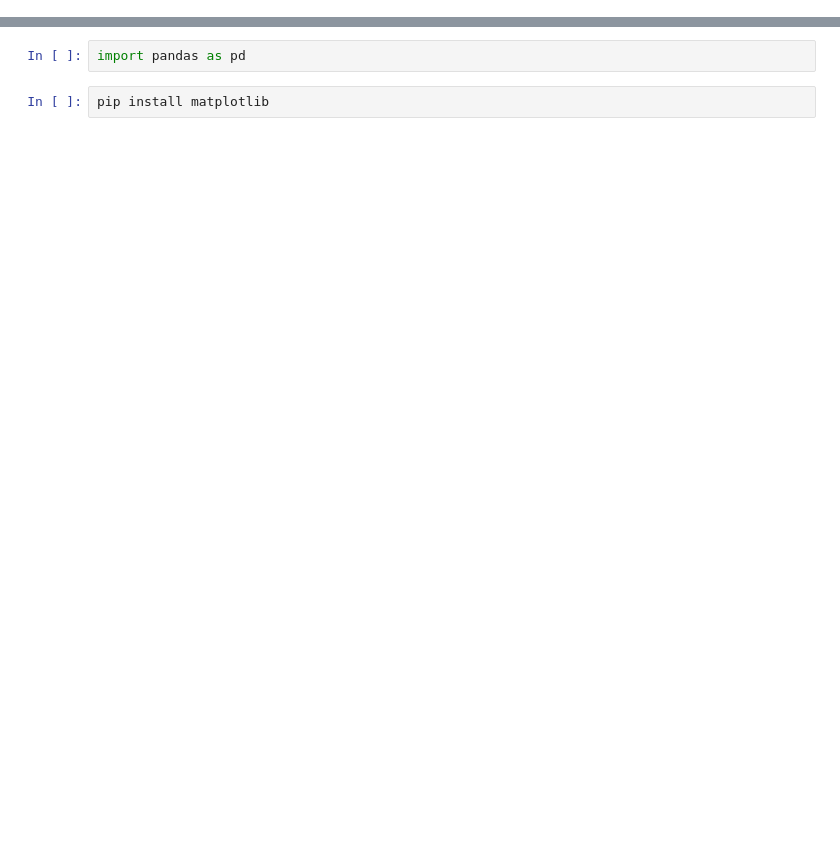
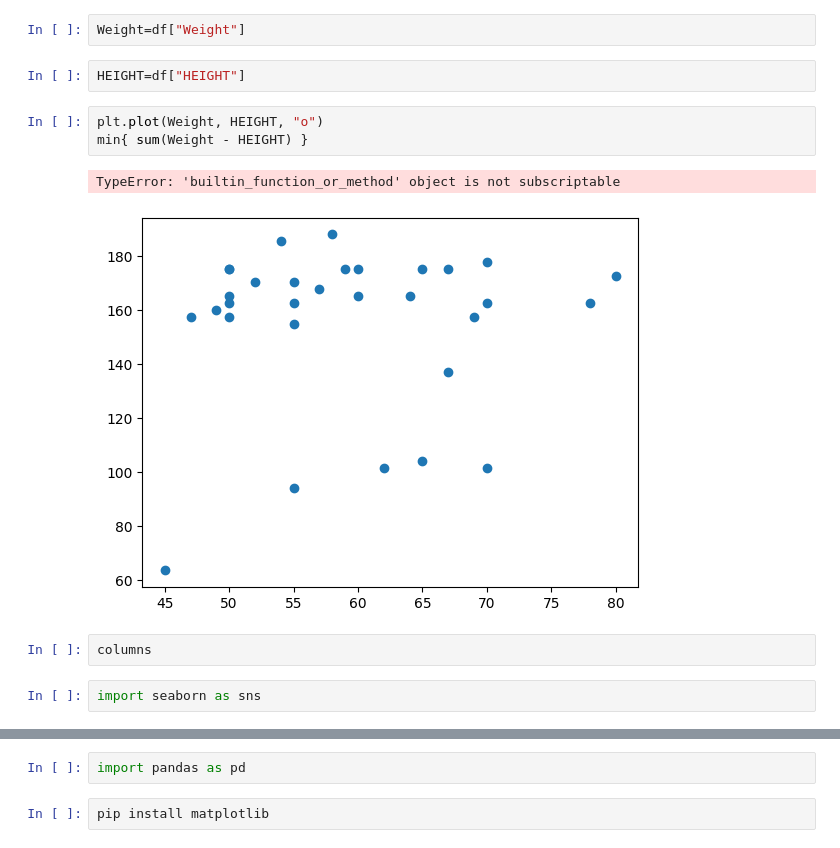
Before and after one commit to shanitahgithub/datascience, a Jupyter notebook: relationships.ipynb, the cells around one changed output, grey strips where cells are left out. Drawn from its saved outputs; the diff is of its cells as text; blank space fills up the shorter version.

```diff
--- a/relationships.ipynb
+++ b/relationships.ipynb
@@ -12,0 +73,14 @@ Note: you may need to restart the kernel to use updated packages.
+# %%
+Weight=df["Weight"]
+# %%
+HEIGHT=df["HEIGHT"]
+# %%
+plt.plot(Weight, HEIGHT, "o")
+min{ sum(Weight - HEIGHT) }
+# %% [output]
+TypeError: 'builtin_function_or_method' object is not subscriptable
+[figure, added]
+# %%
+columns
+# %%
+import seaborn as sns
```
Also changed, not shown: parts of 11 cells of this notebook, 3 other files.
